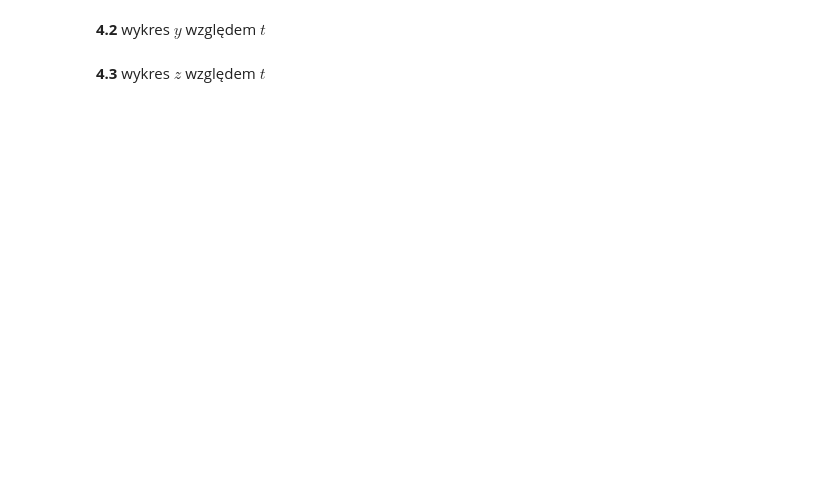
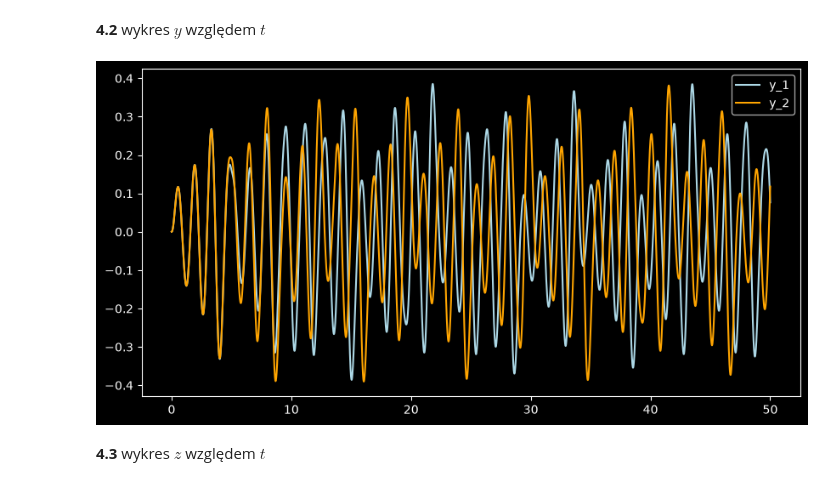
Before and after one commit to konradziel/CC_Computer_Simulations, a Jupyter notebook: SK_Lab_02_Chua_temp.ipynb, the cells around one changed output. Saved outputs shown, nothing was run; the diff lists cells and outputs as text; code cells hidden in the pictures; blank space fills up the shorter version.

```diff
--- a/SK_Lab_02_Chua_temp.ipynb
+++ b/SK_Lab_02_Chua_temp.ipynb
@@ -49,4 +106,13 @@ Układ trzech równań różniczkowych precyzyjnie definiuje, jak zmiana jednej
 # %% [markdown]
 **4.2** wykres $y$ względem $t$
+# %%
+plt.figure(figsize=(10, 5))
+plt.plot(sol_1.t, sol_1.y[1], label="y_1", color="lightblue")
+plt.plot(sol_2.t, sol_2.y[1], label="y_2", color="orange")
+
+plt.legend()
+plt.show()
+# %% [output]
+[figure, added]
 # %% [markdown]
 **4.3** wykres $z$ względem $t$
```
Also changed, not shown: parts of 11 cells of this notebook.
